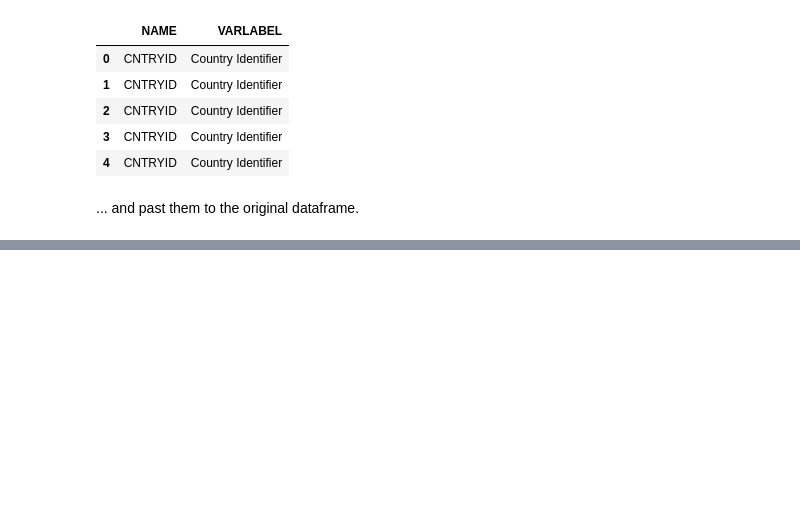
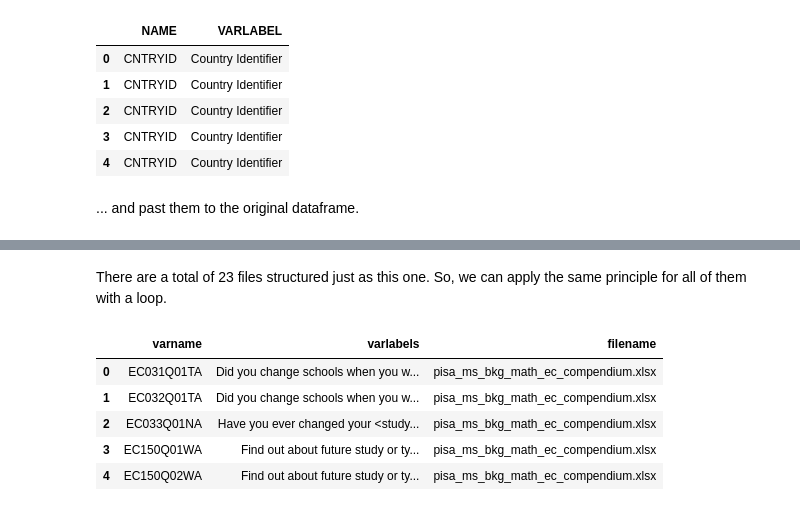
Before and after one commit to sdhector/PISA-Analysis, a Jupyter notebook: Introduccion a los datos PISA.ipynb, the cells around one changed output, grey strips where cells are left out. Saved outputs shown, nothing was run; the diff lists cells and outputs as text; code cells hidden in the pictures; blank space fills up the shorter version.

```diff
--- a/Introduccion a los datos PISA.ipynb
+++ b/Introduccion a los datos PISA.ipynb
@@ -136,0 +150,21 @@ df.head()
+# %% [markdown]
+There are a total of 23 files structured just as this one. So, we can apply the same principle for all of them with a loop.
+# %%
+path = r'D:\Data Science Folder\PISA Analysis\Data\2018\2018_Compendia_Questionnaire\bkg'
+files = os.listdir(path)
+df = pd.DataFrame()
+for i in range(0,len(files)):
+    data = pd.read_excel(os.path.join(path, files[i]),sheet_name = "Table of Contents")
+    cols = data.columns
+    data = data.rename(columns = {cols[0]:"varname", cols[1]: "varlabels"})
+    data["filename"] = files[i]
+    df = df.append(data)
+df.head()
+CompendiaQuestionnaire = df
+# %% [output]
+|  | varname | varlabels | filename |
+| 0 | EC031Q01TA | Did you change schools when you w... | pisa_ms_bkg_math_ec_compendium.xlsx |
+| 1 | EC032Q01TA | Did you change schools when you w... | pisa_ms_bkg_math_ec_compendium.xlsx |
+| 2 | EC033Q01NA | Have you ever changed your <study... | pisa_ms_bkg_math_ec_compendium.xlsx |
+| 3 | EC150Q01WA | Find out about future study or ty... | pisa_ms_bkg_math_ec_compendium.xlsx |
+| 4 | EC150Q02WA | Find out about future study or ty... | pisa_ms_bkg_math_ec_compendium.xlsx |
```
Also changed, not shown: parts of 17 cells of this notebook.
